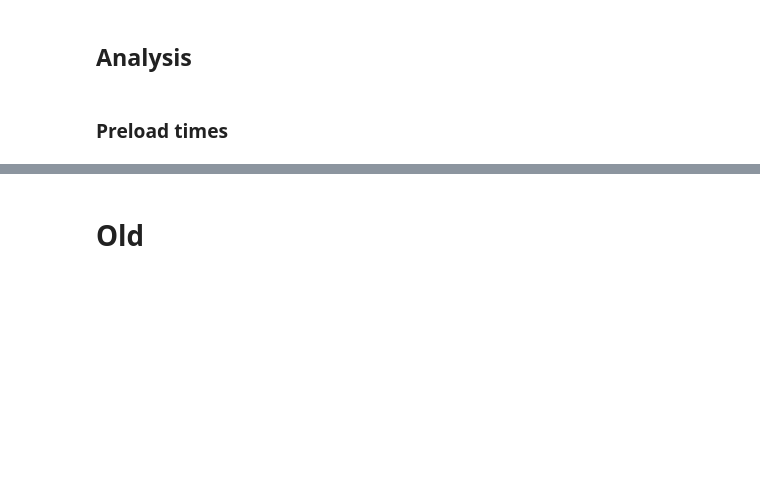
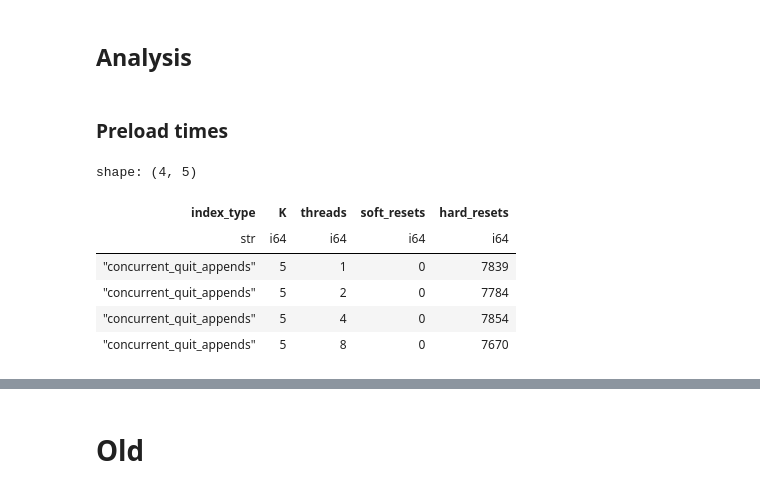
Before and after one commit to BU-DiSC/concurrent-quit, a Jupyter notebook: results/analysis/analysis.ipynb, the cells around one changed output, grey strips where cells are left out. Cells and saved outputs as stored; diff of their text form; code cells hidden in the pictures; blank space fills up the shorter version.

```diff
--- a/results/analysis/analysis.ipynb
+++ b/results/analysis/analysis.ipynb
@@ -55,6 +55,24 @@ shape: (12, 26)
 ## Analysis
 # %% [markdown]
 ### Preload times
+# %%
+reset_df = df.select(
+            pl.col("index_type"),
+            pl.col("K"),
+            pl.col("threads"),
+            pl.col("soft_resets"),
+            pl.col("hard_resets")
+)
+reset_df = reset_df.filter((pl.col("index_type")=="concurrent_quit_appends") & (pl.col("K")==5))
+reset_df
+# %% [output]
+shape: (4, 5)
+| index_type | K | threads | soft_resets | hard_resets |
+| str | i64 | i64 | i64 | i64 |
+| "concurrent_quit_appends" | 5 | 1 | 0 | 7839 |
+| "concurrent_quit_appends" | 5 | 2 | 0 | 7784 |
+| "concurrent_quit_appends" | 5 | 4 | 0 | 7854 |
+| "concurrent_quit_appends" | 5 | 8 | 0 | 7670 |
 # %%
 preload_df = df.select(
                 pl.col("index_type"),
```
Also changed, not shown: parts of 3 cells of this notebook, 2 other files.
